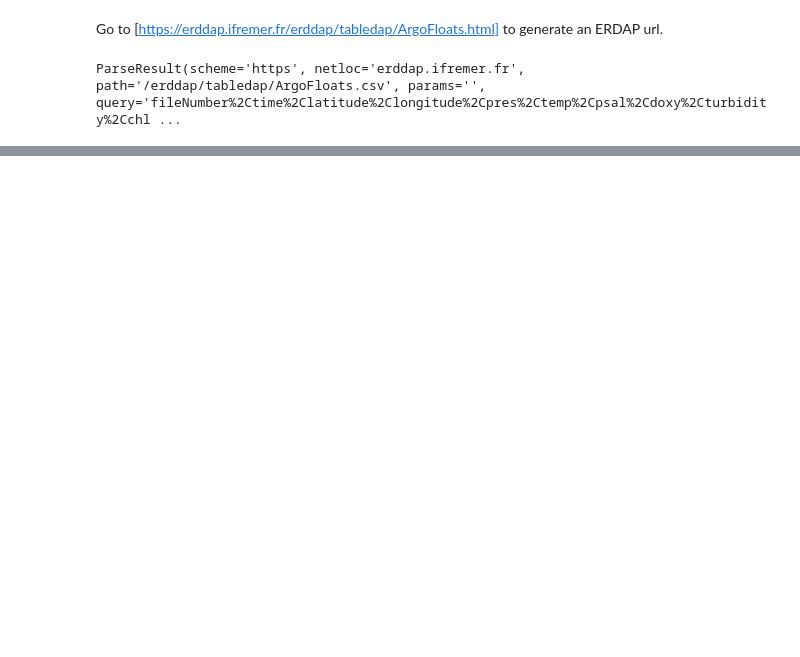
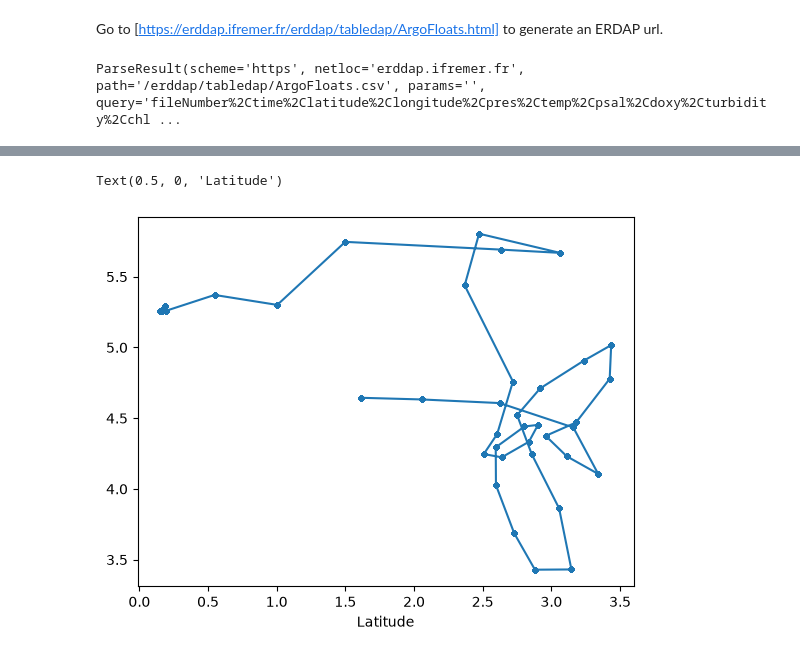
Before and after one commit to oceanmargins/omi_argo_floats, a Jupyter notebook: argo_pandas.ipynb, the cells around one changed output, grey strips where cells are left out. Drawn from its saved outputs; the diff is of its cells as text; code cells hidden in the pictures; blank space fills up the shorter version.

```diff
--- a/argo_pandas.ipynb
+++ b/argo_pandas.ipynb
@@ -56,0 +85,8 @@ plt.plot(df["longitude"], df["latitude"],3)
+# %%
+plt.scatter(df["longitude"], df["latitude"],10)
+plt.plot(df["longitude"], df["latitude"])
+plt.xlabel("Longitude")
+plt.xlabel("Latitude")
+# %% [output]
+Text(0.5, 0, 'Latitude')
+[figure, added]
```
Also changed, not shown: parts of 9 cells of this notebook, 2 other files.
